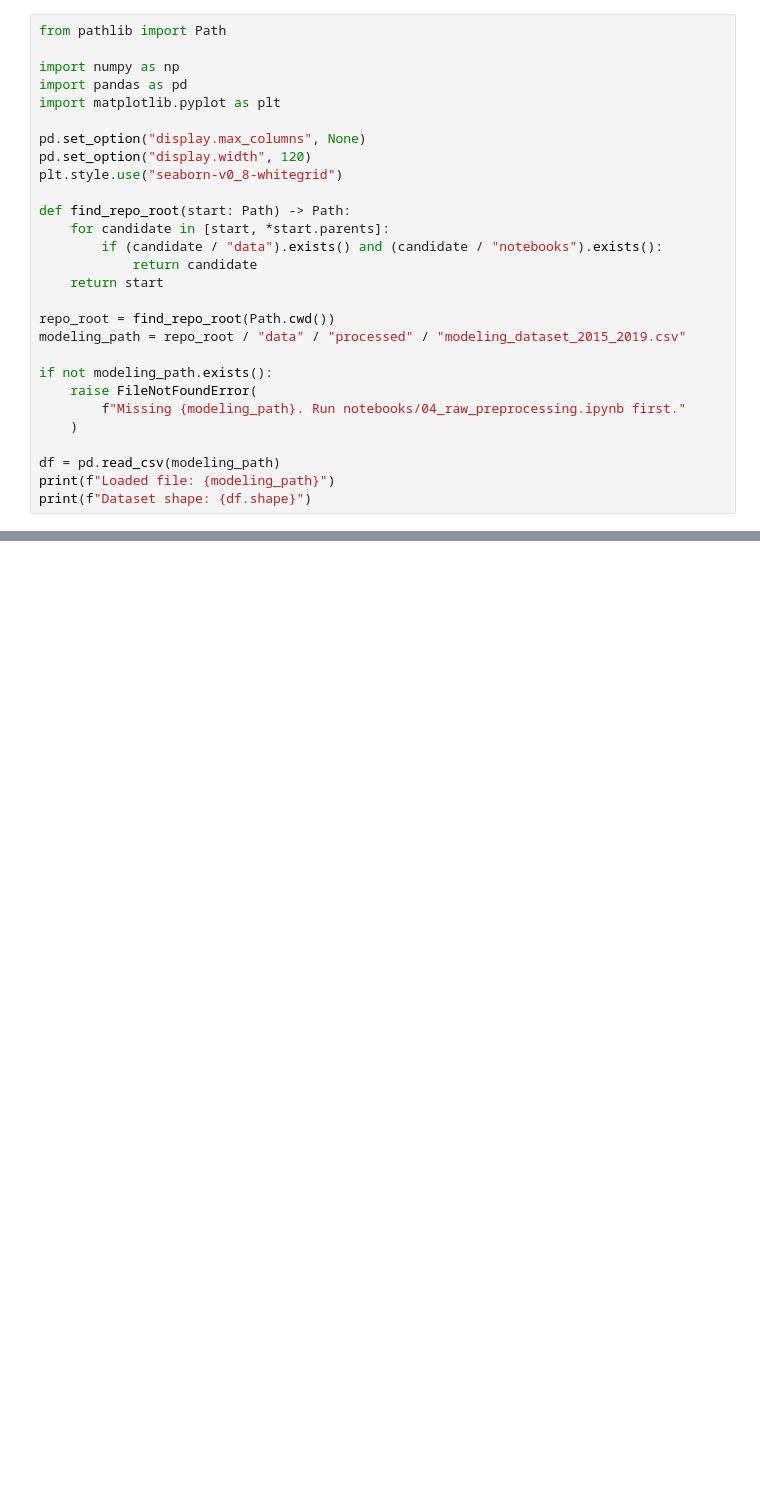
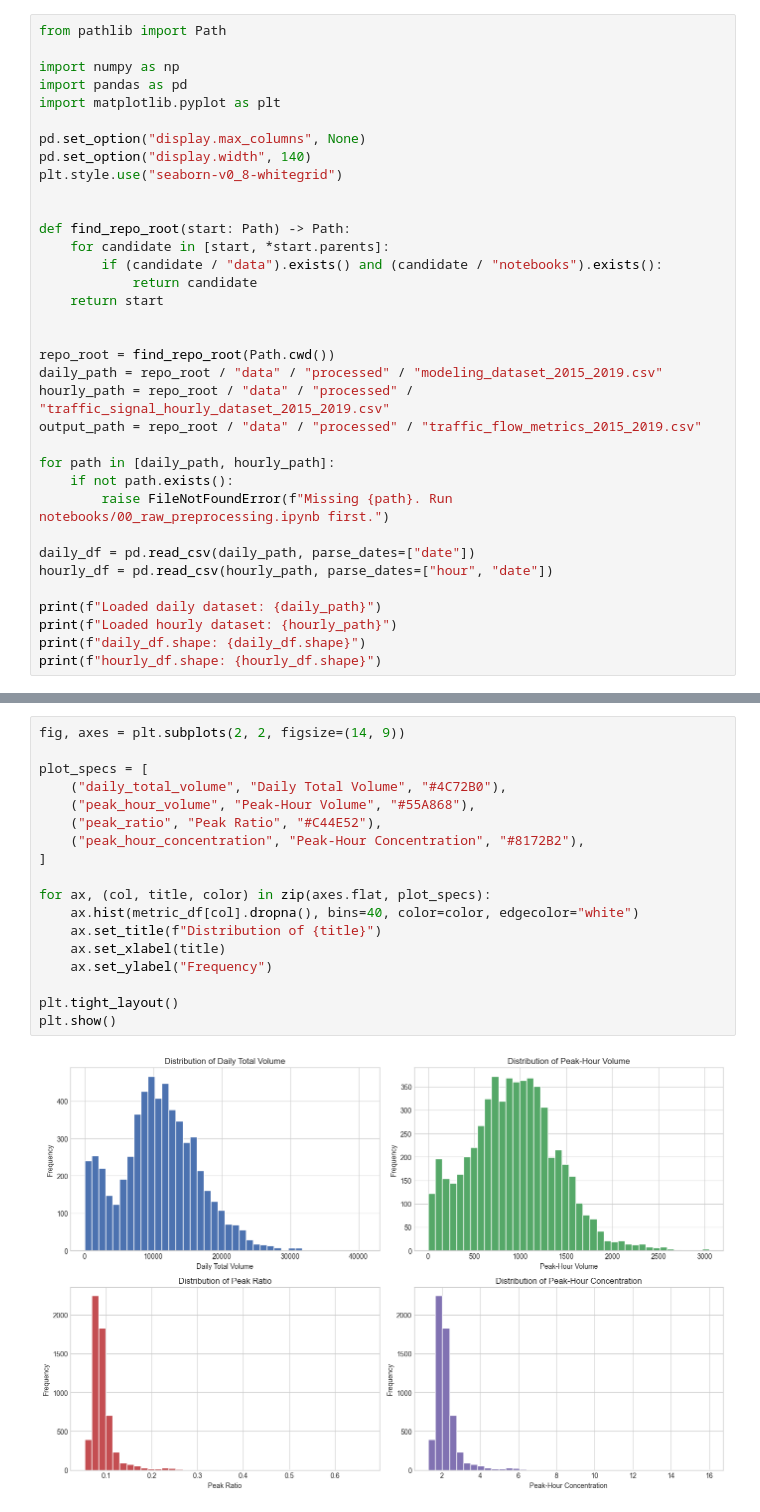
Before and after one commit to manavparikh19/unfc-capstone-traffic-forecasting, a Jupyter notebook: notebooks/01_define_congestion_metric.ipynb, the cells around one changed output, grey strips where cells are left out. Cells and saved outputs as stored; diff of their text form; blank space fills up the shorter version.

```diff
--- a/notebooks/01_define_congestion_metric.ipynb
+++ b/notebooks/01_define_congestion_metric.ipynb
@@ -12,8 +22,9 @@ import pandas as pd
 import matplotlib.pyplot as plt
 
 pd.set_option("display.max_columns", None)
-pd.set_option("display.width", 120)
+pd.set_option("display.width", 140)
 plt.style.use("seaborn-v0_8-whitegrid")
+
 
 def find_repo_root(start: Path) -> Path:
     for candidate in [start, *start.parents]:
@@ -21,15 +32,21 @@ def find_repo_root(start: Path) -> Path:
             return candidate
     return start
 
+
 repo_root = find_repo_root(Path.cwd())
-modeling_path = repo_root / "data" / "processed" / "modeling_dataset_2015_2019.csv"
+daily_path = repo_root / "data" / "processed" / "modeling_dataset_2015_2019.csv"
+hourly_path = repo_root / "data" / "processed" / "traffic_signal_hourly_dataset_2015_2019.csv"
+output_path = repo_root / "data" / "processed" / "traffic_flow_metrics_2015_2019.csv"
 
-if not modeling_path.exists():
-    raise FileNotFoundError(
-        f"Missing {modeling_path}. Run notebooks/04_raw_preprocessing.ipynb first."
-    )
+for path in [daily_path, hourly_path]:
+    if not path.exists():
+        raise FileNotFoundError(f"Missing {path}. Run notebooks/00_raw_preprocessing.ipynb first.")
 
-df = pd.read_csv(modeling_path)
-print(f"Loaded file: {modeling_path}")
-print(f"Dataset shape: {df.shape}")
+daily_df = pd.read_csv(daily_path, parse_dates=["date"])
+hourly_df = pd.read_csv(hourly_path, parse_dates=["hour", "date"])
+
+print(f"Loaded daily dataset: {daily_path}")
+print(f"Loaded hourly dataset: {hourly_path}")
+print(f"daily_df.shape: {daily_df.shape}")
+print(f"hourly_df.shape: {hourly_df.shape}")
 # %% [output]
@@ -195,0 +191,20 @@ plt.show()
+# %%
+fig, axes = plt.subplots(2, 2, figsize=(14, 9))
+
+plot_specs = [
+    ("daily_total_volume", "Daily Total Volume", "#4C72B0"),
+    ("peak_hour_volume", "Peak-Hour Volume", "#55A868"),
+    ("peak_ratio", "Peak Ratio", "#C44E52"),
+    ("peak_hour_concentration", "Peak-Hour Concentration", "#8172B2"),
+]
+
+for ax, (col, title, color) in zip(axes.flat, plot_specs):
+    ax.hist(metric_df[col].dropna(), bins=40, color=color, edgecolor="white")
+    ax.set_title(f"Distribution of {title}")
+    ax.set_xlabel(title)
+    ax.set_ylabel("Frequency")
+
+plt.tight_layout()
+plt.show()
+# %% [output]
+[figure, added]
```
Also changed, not shown: parts of 25 cells of this notebook, 18 other files.
